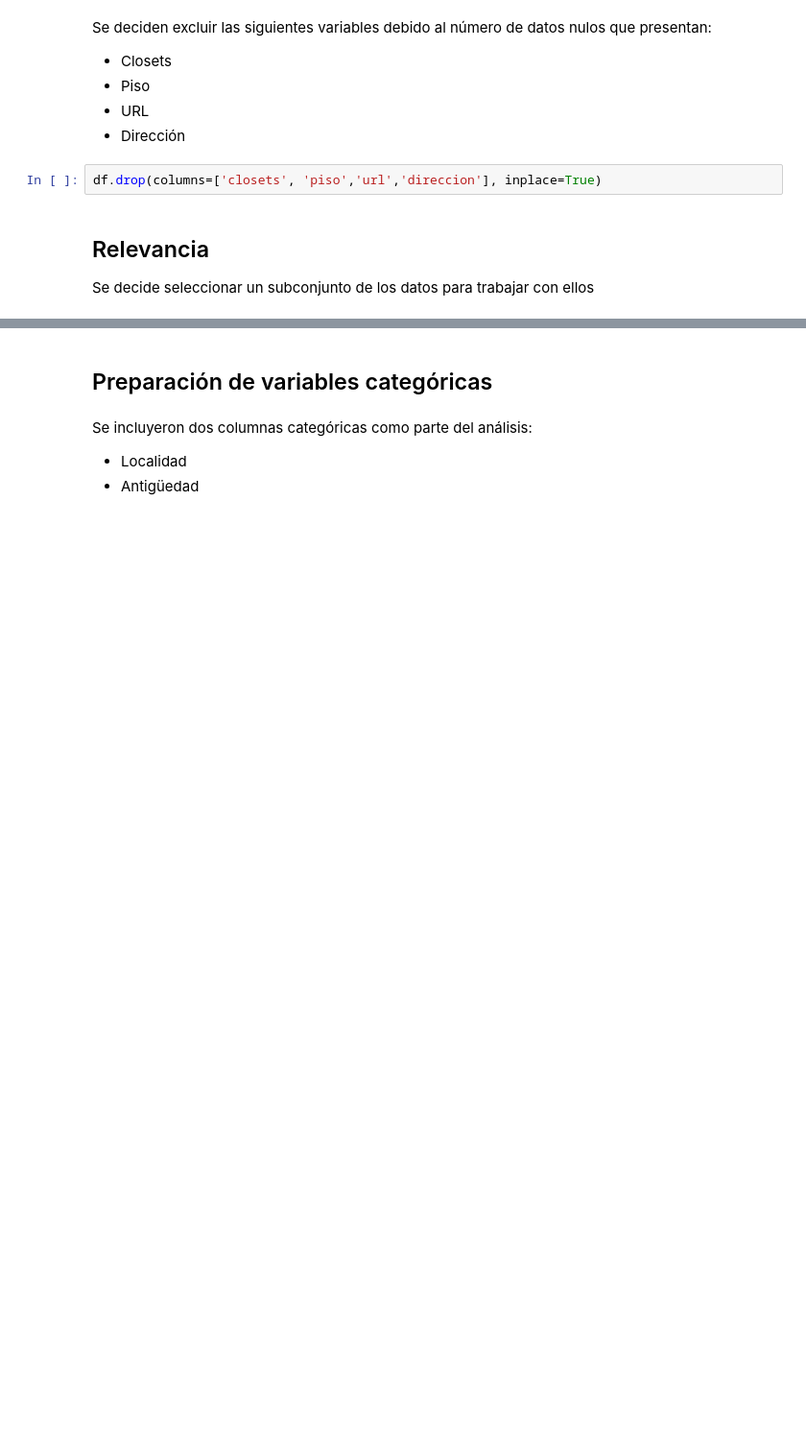
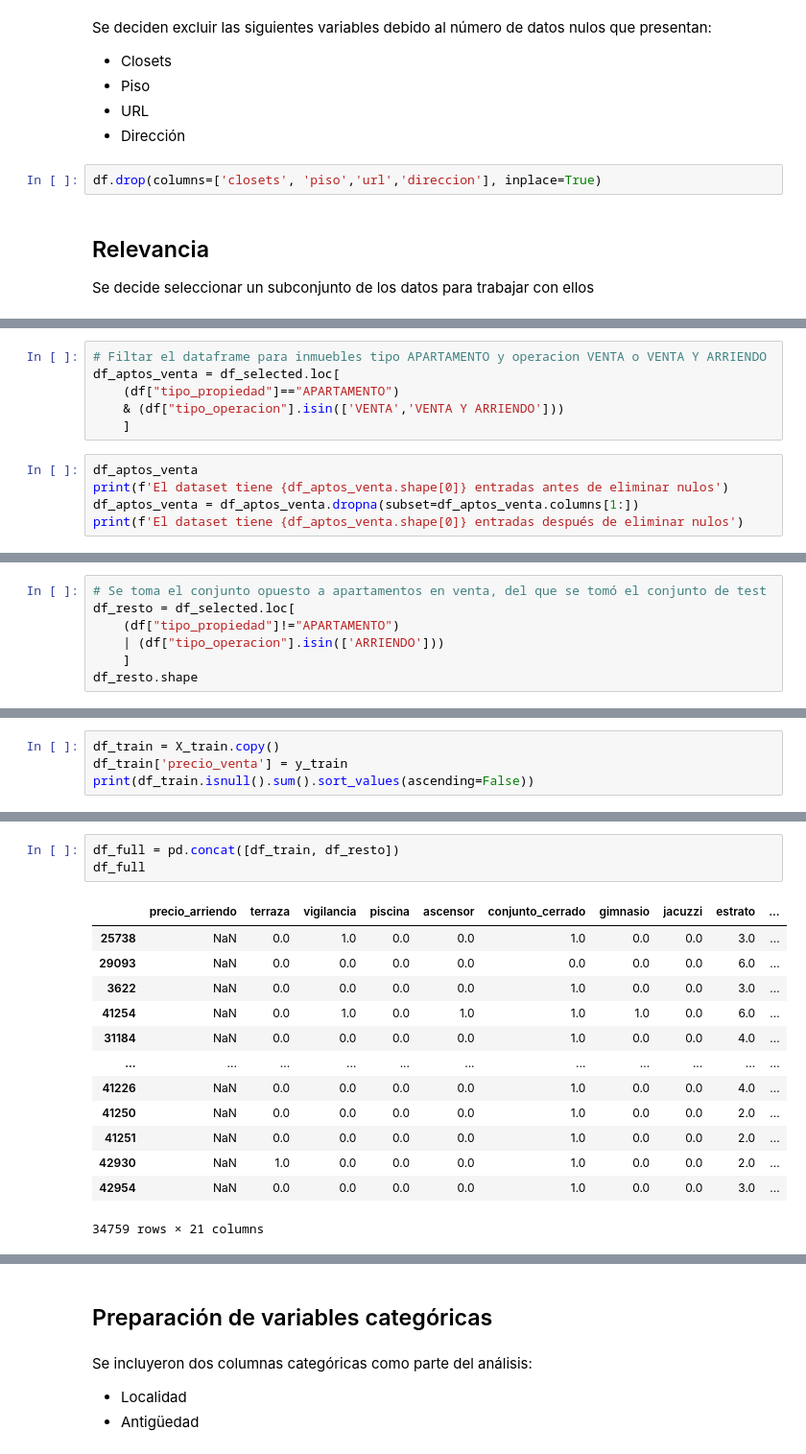
Before and after one commit to Traintain/MINE4101-202520-Taller2, a Jupyter notebook: Apartamentos Bogota JMRL.ipynb, the cells around one changed output, grey strips where cells are left out. Shown at 96% size. Drawn from its saved outputs; the diff is of its cells as text; blank space fills up the shorter version.

```diff
--- a/Apartamentos Bogota JMRL.ipynb
+++ b/Apartamentos Bogota JMRL.ipynb
@@ -256,0 +289,11 @@ dtype: int64
+# %%
+# Filtar el dataframe para inmuebles tipo APARTAMENTO y operacion VENTA o VENTA Y ARRIENDO
+df_aptos_venta = df_selected.loc[
+    (df["tipo_propiedad"]=="APARTAMENTO")
+    & (df["tipo_operacion"].isin(['VENTA','VENTA Y ARRIENDO']))
+    ]
+# %%
+df_aptos_venta
+print(f'El dataset tiene {df_aptos_venta.shape[0]} entradas antes de eliminar nulos')
+df_aptos_venta = df_aptos_venta.dropna(subset=df_aptos_venta.columns[1:])
+print(f'El dataset tiene {df_aptos_venta.shape[0]} entradas después de eliminar nulos')
@@ -256,0 +309,7 @@ dtype: int64
+# %%
+# Se toma el conjunto opuesto a apartamentos en venta, del que se tomó el conjunto de test
+df_resto = df_selected.loc[
+    (df["tipo_propiedad"]!="APARTAMENTO")
+    | (df["tipo_operacion"].isin(['ARRIENDO']))
+    ]
+df_resto.shape
@@ -256,0 +338,4 @@ dtype: int64
+# %%
+df_train = X_train.copy()
+df_train['precio_venta'] = y_train
+print(df_train.isnull().sum().sort_values(ascending=False))
@@ -256,0 +360,17 @@ dtype: int64
+# %%
+df_full = pd.concat([df_train, df_resto])
+df_full
+# %% [output]
+|  | precio_arriendo | terraza | vigilancia | piscina | ascensor | conjunto_cerrado | gimnasio | jacuzzi | estrato | ... |
+| 25738 | NaN | 0.0 | 1.0 | 0.0 | 0.0 | 1.0 | 0.0 | 0.0 | 3.0 | ... |
+| 29093 | NaN | 0.0 | 0.0 | 0.0 | 0.0 | 0.0 | 0.0 | 0.0 | 6.0 | ... |
+| 3622 | NaN | 0.0 | 0.0 | 0.0 | 0.0 | 1.0 | 0.0 | 0.0 | 3.0 | ... |
+| 41254 | NaN | 0.0 | 1.0 | 0.0 | 1.0 | 1.0 | 1.0 | 0.0 | 6.0 | ... |
+| 31184 | NaN | 0.0 | 0.0 | 0.0 | 0.0 | 1.0 | 0.0 | 0.0 | 4.0 | ... |
+| ... | ... | ... | ... | ... | ... | ... | ... | ... | ... | ... |
+| 41226 | NaN | 0.0 | 0.0 | 0.0 | 0.0 | 1.0 | 0.0 | 0.0 | 4.0 | ... |
+| 41250 | NaN | 0.0 | 0.0 | 0.0 | 0.0 | 1.0 | 0.0 | 0.0 | 2.0 | ... |
+| 41251 | NaN | 0.0 | 0.0 | 0.0 | 0.0 | 1.0 | 0.0 | 0.0 | 2.0 | ... |
+| 42930 | NaN | 1.0 | 0.0 | 0.0 | 0.0 | 1.0 | 0.0 | 0.0 | 2.0 | ... |
+| 42954 | NaN | 0.0 | 0.0 | 0.0 | 0.0 | 1.0 | 0.0 | 0.0 | 3.0 | ... |
+34759 rows × 21 columns
```
Also changed, not shown: parts of 60 cells of this notebook.
